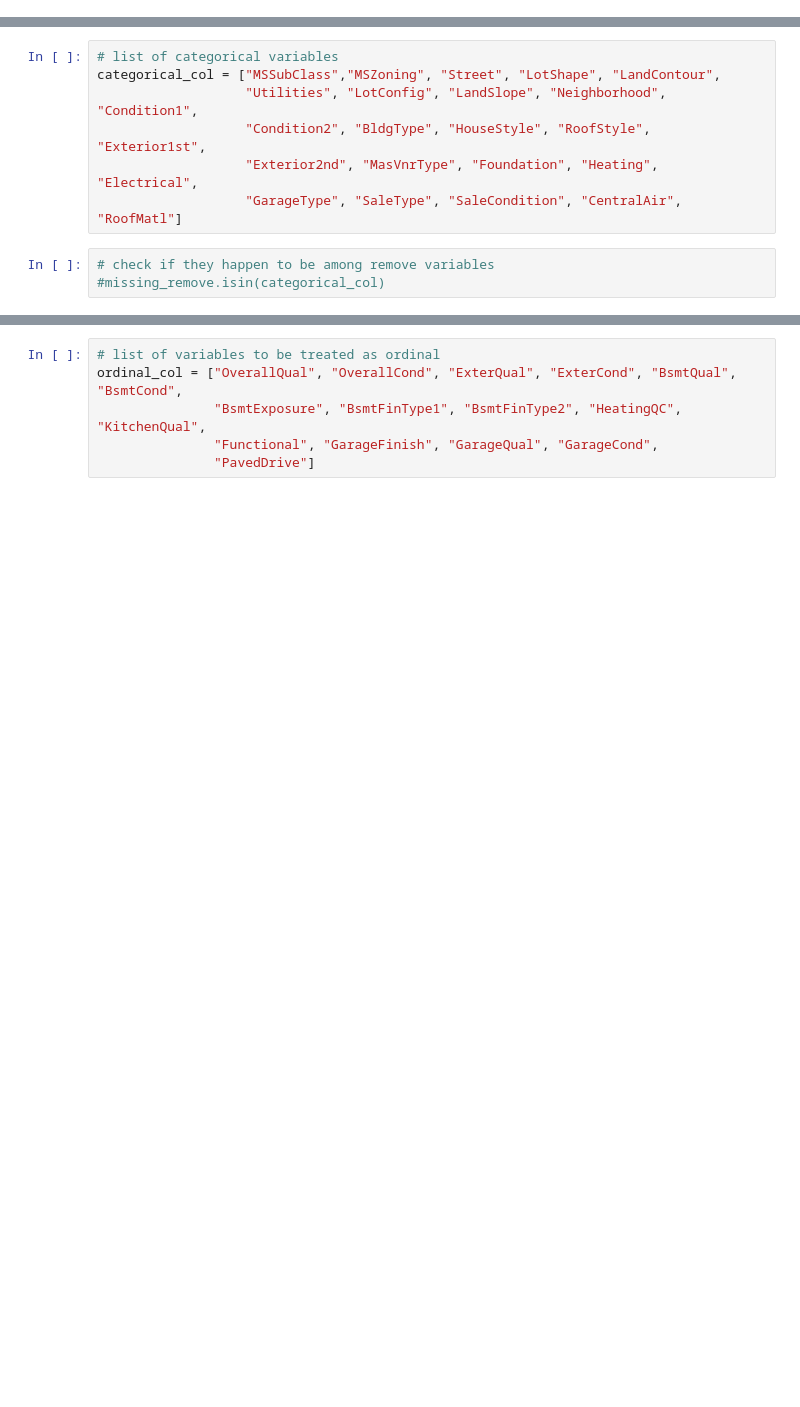
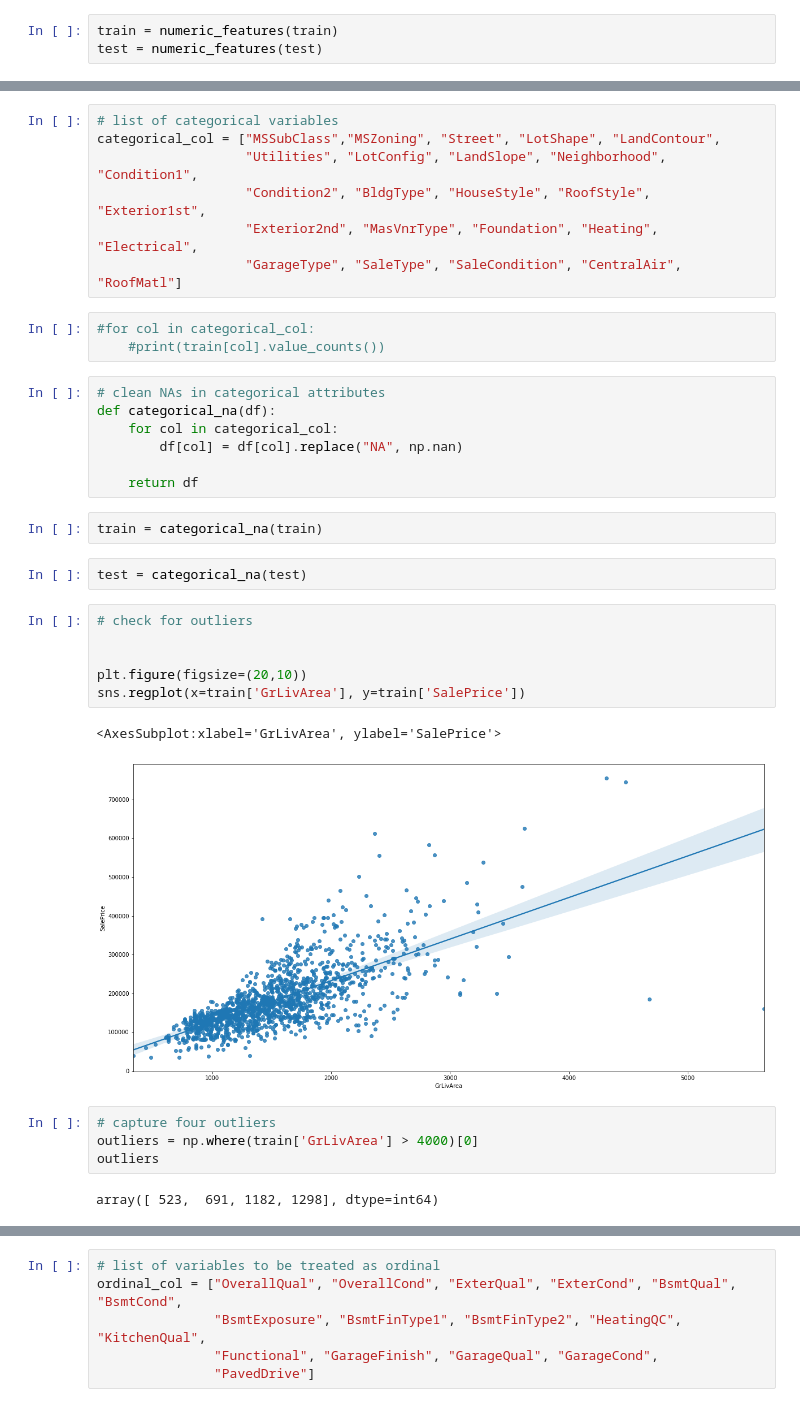
Before and after one commit to allakulov/Udacity_houseprices, a Jupyter notebook: Udacity_capstone.ipynb, the cells around one changed output, grey strips where cells are left out. Cells and saved outputs as stored; diff of their text form; blank space fills up the shorter version.

Commit message:
feat: Engineer features
Create additional features, remove outliers

```diff
--- a/Udacity_capstone.ipynb
+++ b/Udacity_capstone.ipynb
@@ -108,0 +178,3 @@ train.shape, test.shape
+# %%
+train = numeric_features(train)
+test = numeric_features(test)
@@ -113,6 +191,32 @@ categorical_col = ["MSSubClass","MSZoning", "Street", "LotShape", "LandContour",
                    "Condition2", "BldgType", "HouseStyle", "RoofStyle", "Exterior1st",
                    "Exterior2nd", "MasVnrType", "Foundation", "Heating", "Electrical",
                    "GarageType", "SaleType", "SaleCondition", "CentralAir", "RoofMatl"]
-# %%
-# check if they happen to be among remove variables
-#missing_remove.isin(categorical_col)
+# %%
+#for col in categorical_col:
+    #print(train[col].value_counts())
+# %%
+# clean NAs in categorical attributes
+def categorical_na(df):
+    for col in categorical_col:
+        df[col] = df[col].replace("NA", np.nan)
+
+    return df
+# %%
+train = categorical_na(train)
+# %%
+test = categorical_na(test)
+# %%
+# check for outliers
+
+
+plt.figure(figsize=(20,10))
+sns.regplot(x=train['GrLivArea'], y=train['SalePrice'])
+# %% [output]
+<AxesSubplot:xlabel='GrLivArea', ylabel='SalePrice'>
+[figure, added]
+# %%
+# capture four outliers
+outliers = np.where(train['GrLivArea'] > 4000)[0]
+outliers
+# %% [output]
+array([ 523,  691, 1182, 1298], dtype=int64)
```
Also changed, not shown: parts of 92 cells of this notebook.
